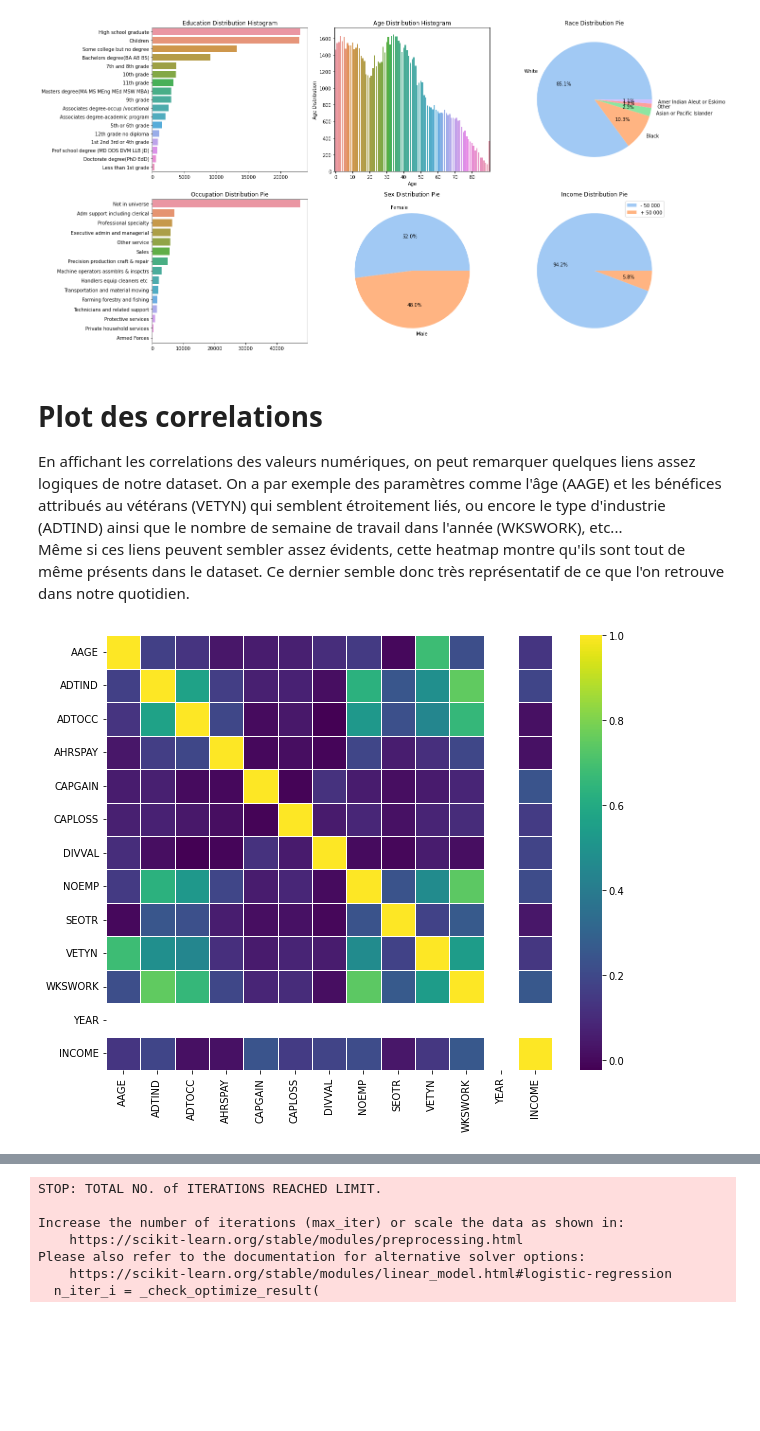
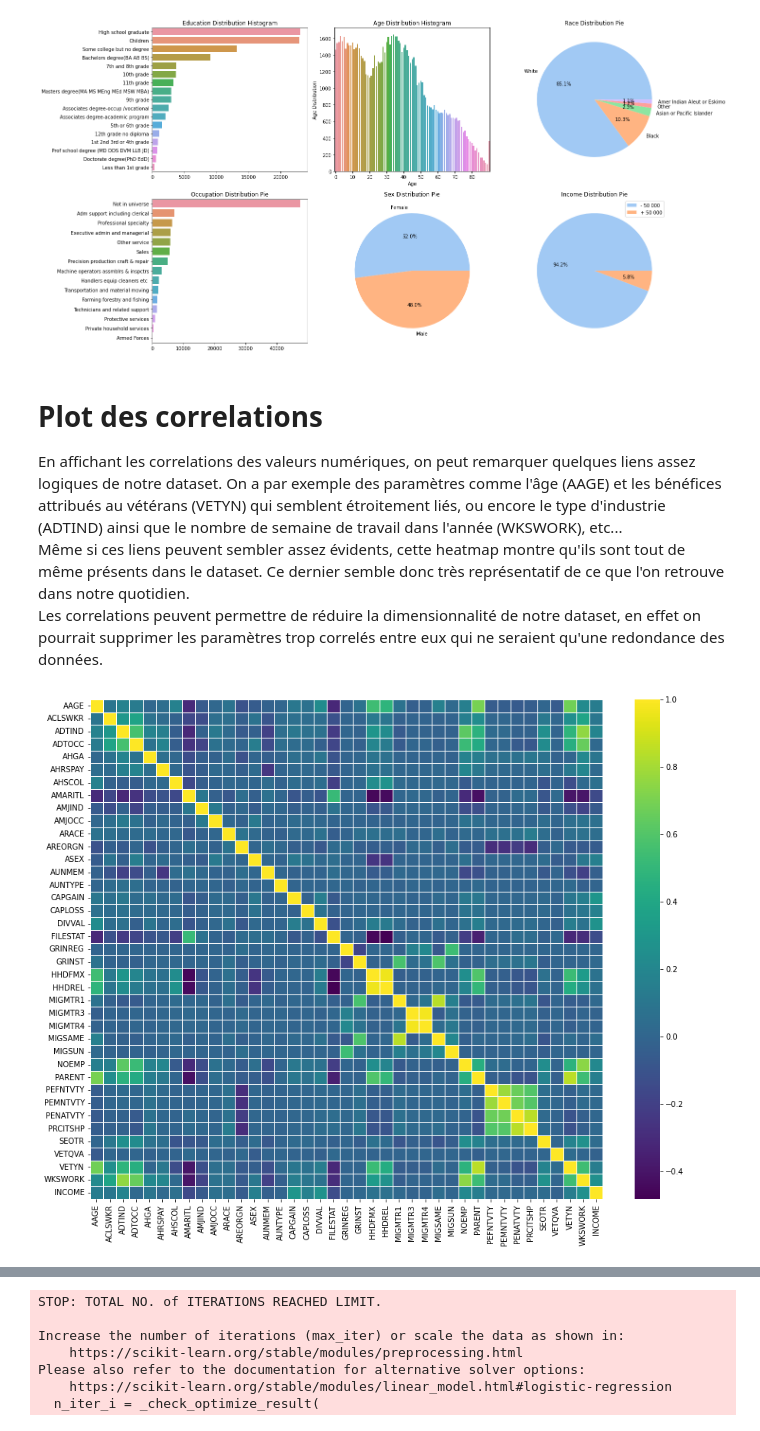
Before and after one commit to LucasVascovici/chronotruck, a Jupyter notebook: chronotruck.ipynb, the cells around one changed output, grey strips where cells are left out. Drawn from its saved outputs; the diff is of its cells as text; code cells hidden in the pictures; blank space fills up the shorter version.

Commit message:
Adding correlations and  comments

```diff
--- a/chronotruck.ipynb
+++ b/chronotruck.ipynb
@@ -76,7 +55,7 @@ def save_json(path, data):
 columns = load_columns(path=COLUMNS_PATH)
 column_names = list(columns.keys()) + ["INCOME"]
 
-# On va supprimer toutes les lignes comportant des NaN après avoir transformé les "?" en NaN
+# On supprime toutes les lignes comportant des NaN après avoir transformé les "?" en NaN
 train = pd.read_csv(TRAIN_FILE_PATH, sep=', ', names=column_names, na_values=["?"], engine="python").dropna()
 test = pd.read_csv(TEST_FILE_PATH, sep=', ', names=column_names, na_values=["?"], engine="python").dropna()
 
@@ -85,8 +64,9 @@ train.INCOME = train.INCOME.replace(["- 50000.", "50000+."], [0, 1])
 test.INCOME = test.INCOME.replace(["- 50000.", "50000+."], [0, 1])
 
 # On drop la colonne "instance weight"
-train = train.drop(["MARSUPWT"], axis=1)
-test = test.drop(["MARSUPWT"], axis=1)
+train.drop(["MARSUPWT"], axis=1, inplace=True)
+test.drop(["MARSUPWT"], axis=1, inplace=True)
+column_names.remove("MARSUPWT")
 train.shape, test.shape
 # %% [output]
 ((94462, 41), (47082, 41))
@@ -156,9 +143,12 @@ plt.show()
 
 En affichant les correlations des valeurs numériques, on peut remarquer quelques liens assez logiques de notre dataset. On a par exemple des paramètres comme l'âge (AAGE) et les bénéfices attribués au vétérans (VETYN) qui semblent étroitement liés, ou encore le type d'industrie (ADTIND) ainsi que le nombre de semaine de travail dans l'année (WKSWORK), etc...
 Même si ces liens peuvent sembler assez évidents, cette heatmap montre qu'ils sont tout de même présents dans le dataset. Ce dernier semble donc très représentatif de ce que l'on retrouve dans notre quotidien.
+Les correlations peuvent permettre de réduire la dimensionnalité de notre dataset, en effet on pourrait supprimer les paramètres trop correlés entre eux qui ne seraient qu'une redondance des données.
-# %%
-plt.figure(figsize=(10, 8))
-sns.heatmap(train.corr(), linewidths=.8, cmap="viridis")
-plt.show()
-# %% [output]
-[figure, removed]
+# %%
+# On change nos données représentées par des strings grâce au LabelEncoder afin de calculer leurs correlations
+dataset = train.apply(LabelEncoder().fit_transform)
+plt.figure(figsize=(15, 12))
+sns.heatmap(dataset.corr(), linewidths=.8, cmap="viridis")
+plt.show()
+# %% [output]
+[figure, added]
```
Also changed, not shown: parts of 17 cells of this notebook.
